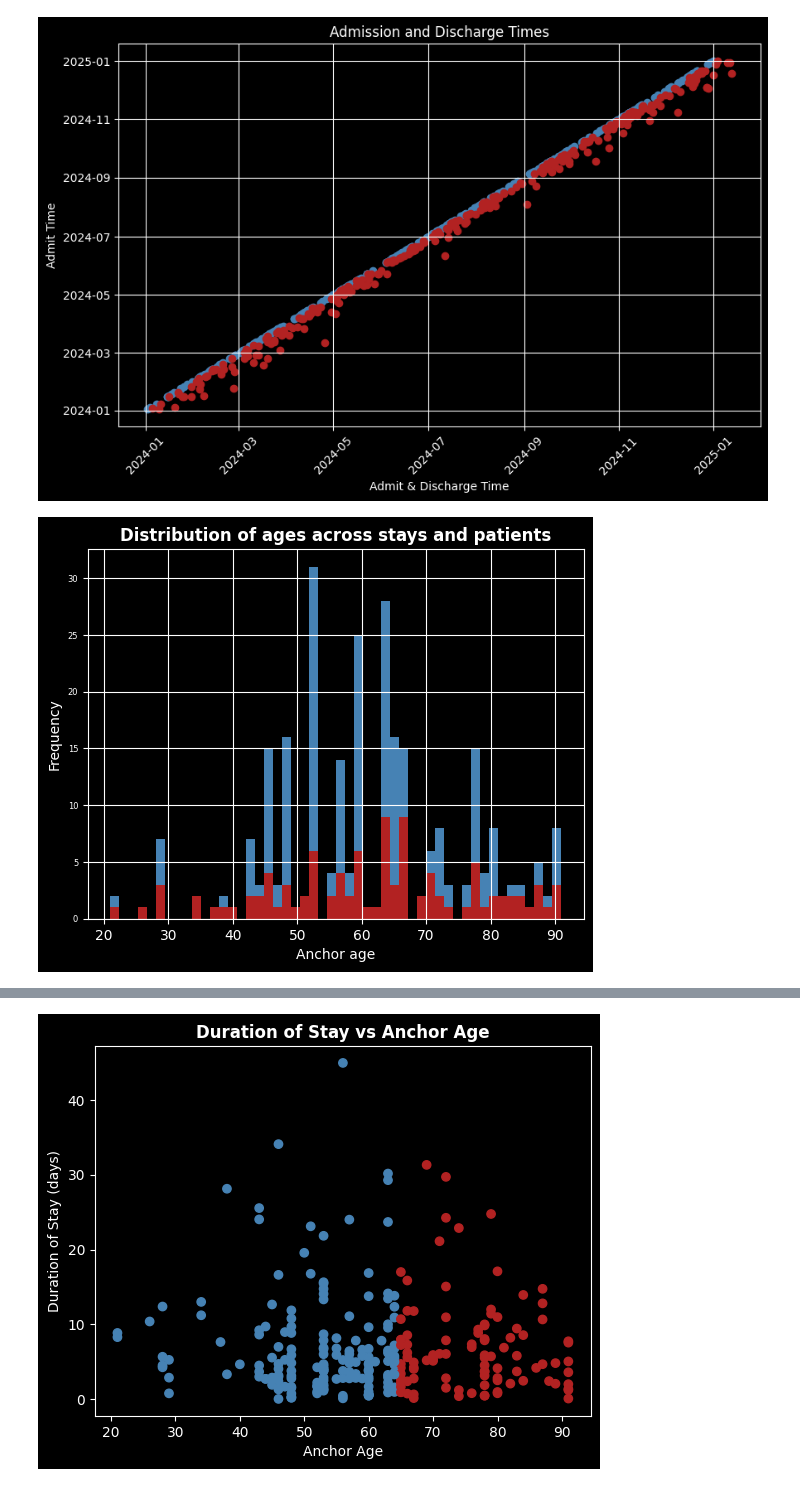
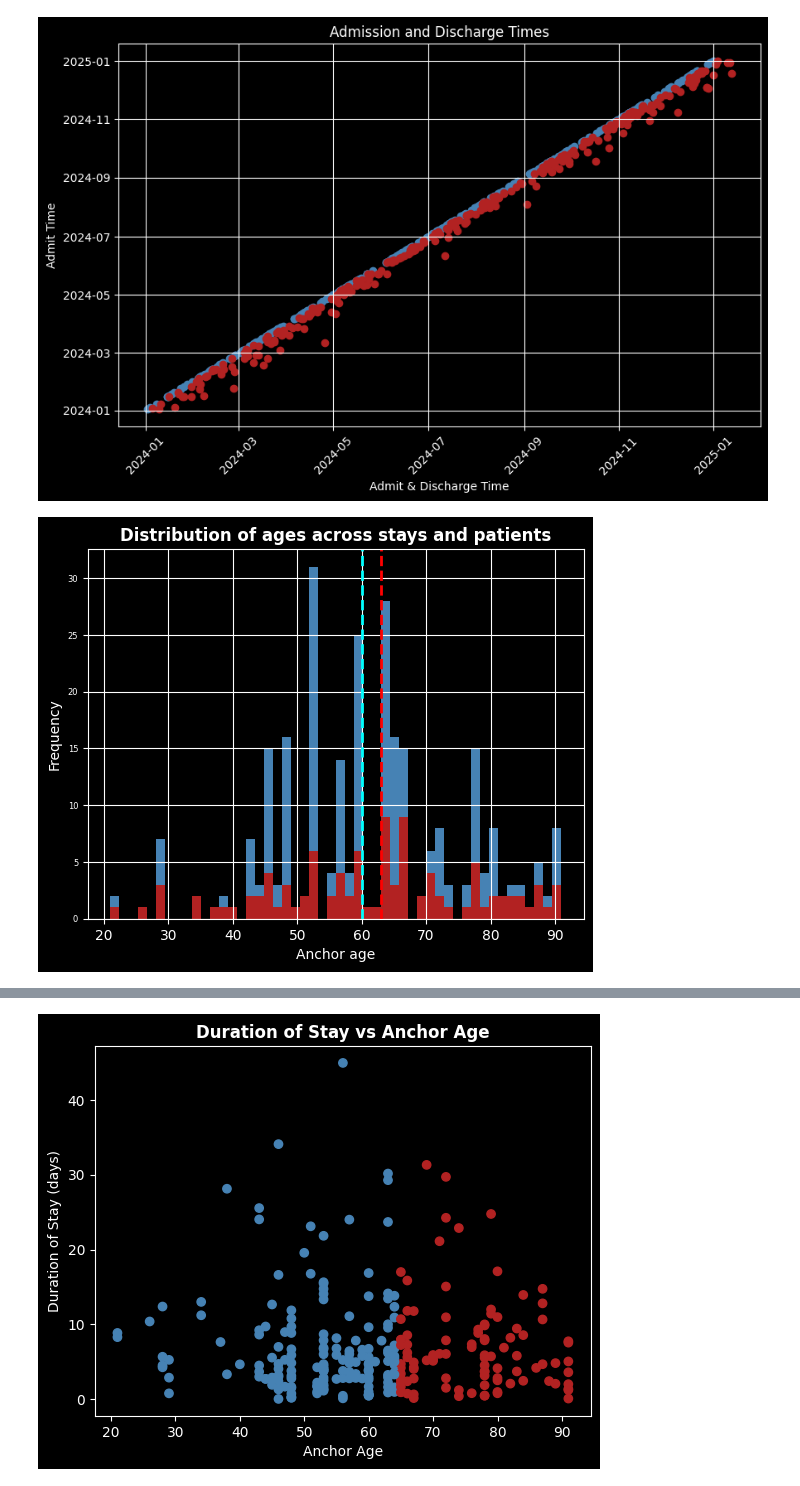
Before and after one commit to kkkarnav/MIMIC, a Jupyter notebook: 1_length_of_stay.ipynb, the cells around one changed output, grey strips where cells are left out. Drawn from its saved outputs; the diff is of its cells as text; code cells hidden in the pictures.

```diff
--- a/1_duration_of_stay.ipynb
+++ b/1_length_of_stay.ipynb
@@ -26,7 +26,7 @@ df = df.sort_values(by=["admittime"]).reset_index(drop=True)
 df['admittime_wy'] = df['admittime'].apply(lambda x: pd.to_datetime(x).replace(year=2024))
 df['dischtime_wy'] = df['dischtime'].apply(lambda x: pd.to_datetime(x).replace(year=2024))
 df['dischtime_wy'] = df.apply(lambda row: pd.to_datetime(row['dischtime_wy']).replace(year=2025) if row['dischtime_wy'].month < row['admittime_wy'].month else row['dischtime_wy'], axis=1)
-df["duration_of_stay"] = pd.to_datetime(df["dischtime_wy"]) - pd.to_datetime(df["admittime_wy"])
+df["length_of_stay"] = pd.to_datetime(df["dischtime_wy"]) - pd.to_datetime(df["admittime_wy"])
 df.head()
 # %% [output]
 |  | subject_id | hadm_id | admittime | dischtime | deathtime | admission_type | admit_provider_id | ... |
@@ -76,16 +76,19 @@ plt.show()
 # %%
 # We'll look at the distribution of ages to make sure it's about correct.
 # Note that the spike at age 91 is because everyone above 89 is assigned 91 for privacy.
 bins = len(df["anchor_age"].value_counts())
 ax = df["anchor_age"].hist(bins=bins, xlabelsize=10, ylabelsize=6, color="steelblue")
+plt.axvline(df["anchor_age"].median(), color='aqua', linestyle='dashed', linewidth=2)
+
 ax2 = df.drop_duplicates(subset="subject_id")["anchor_age"].hist(bins=bins, xlabelsize=10, ylabelsize=6, color="firebrick")
+plt.axvline(df.drop_duplicates(subset="subject_id")["anchor_age"].median(), color='red', linestyle='dashed', linewidth=2)
 
 ax.set_title('Distribution of ages across stays and patients', weight='bold')
 ax.set_xlabel('Anchor age')
 ax.set_ylabel('Frequency')
 plt.show()
 # %% [output]
-[figure, old version]
+[figure, new version]
 # %%
 # Medicaid patients are discharged, on average, slightly quicker than other patients
 medicaid_df = df[df["insurance"] == "Medicaid"]
```
Also changed, not shown: parts of 9 cells of this notebook.
